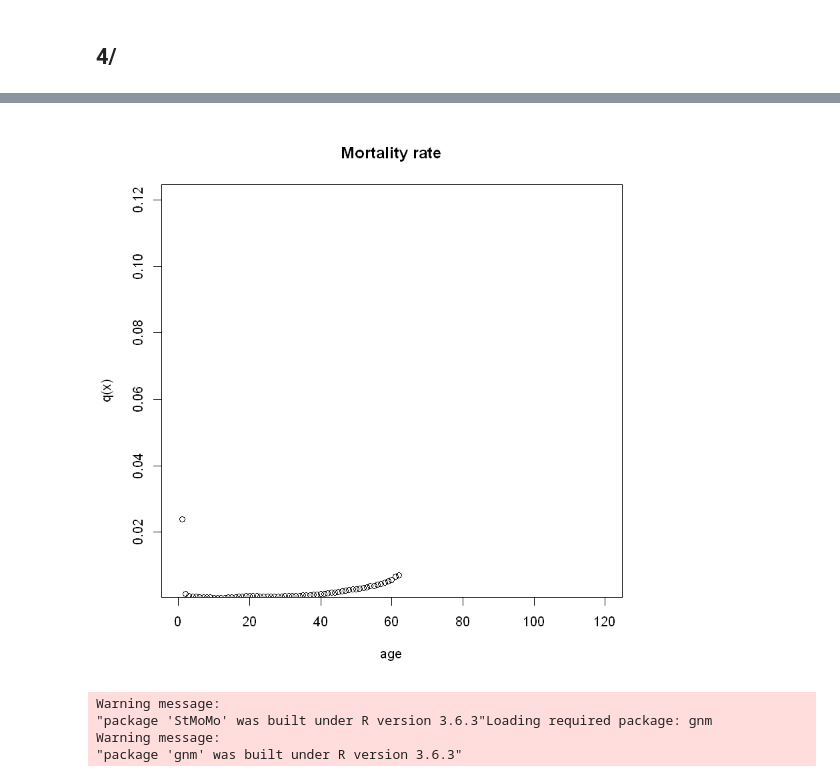
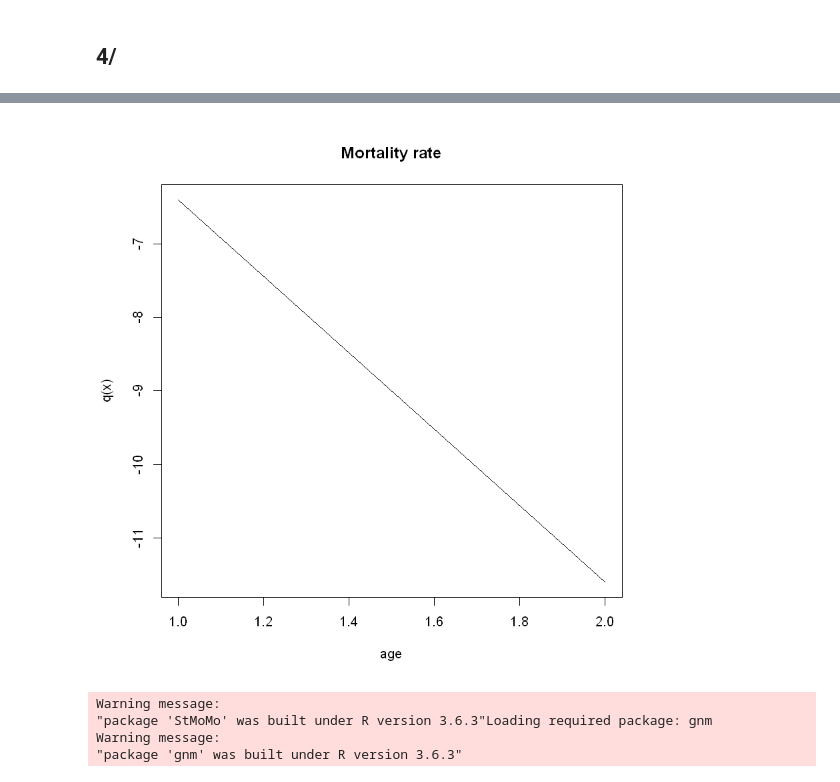
Before and after one commit to aminehamza12/Projet-Actuariat, a Jupyter notebook: Introduction.ipynb, the cells around one changed output, grey strips where cells are left out. Drawn from its saved outputs; the diff is of its cells as text; code cells hidden in the pictures.

```diff
--- a/Introduction.ipynb
+++ b/Introduction.ipynb
@@ -214,0 +330,2 @@ StMoMo: Finish fitting with gnm
+# %%
+LCfit=fit(lc(), data = angleterreMoMo)
@@ -215,9 +364,8 @@ StMoMo: Finish fitting with gnm
 # %%
-plot(extractCohort(fitted(LCfit, type = "rates")), xlab = "age", ylab = "q(x)",
-main = "Mortality rate", xlim = c(0, 120),
-ylim = c(0.005, 0.12))
+plot(extractCohort(fitted(LCfit),cohort=2015), xlab = "age", ylab = "q(x)",type="l",
+main = "Mortality rate")
 # %% [output]
-[figure, old version]
+[figure, new version]
 # %%
 library("StMoMo")
 # %% [output]
```
Also changed, not shown: parts of 40 cells of this notebook, 23 other files.
